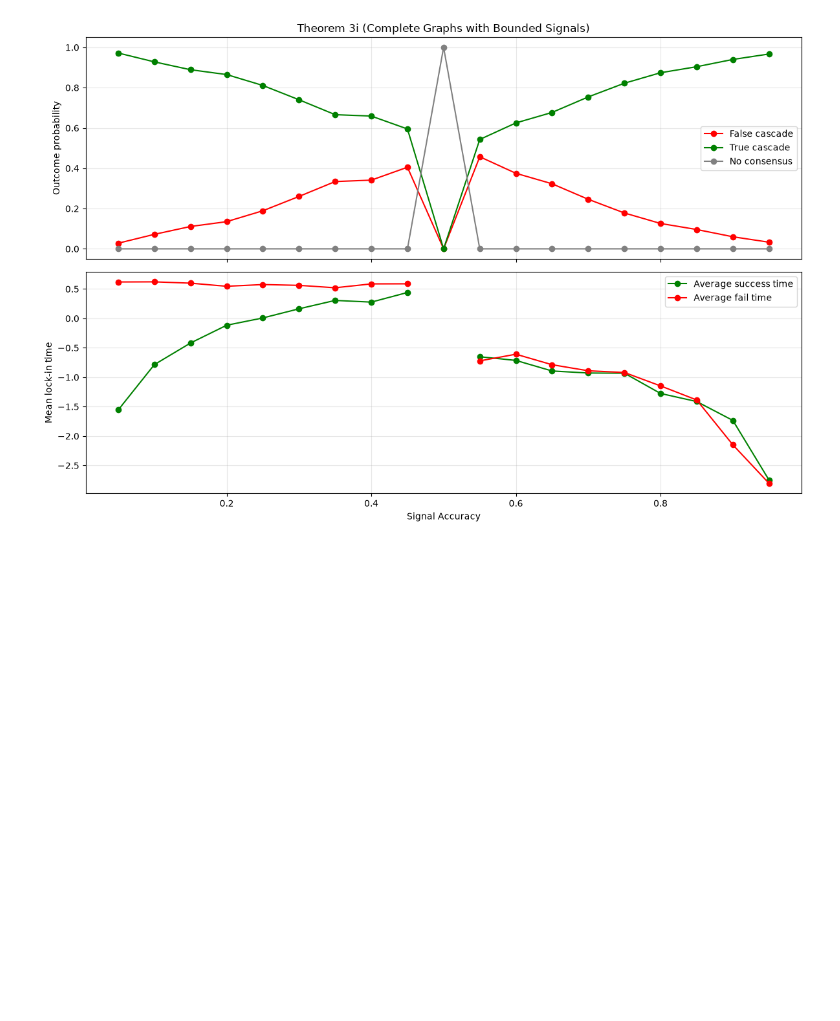
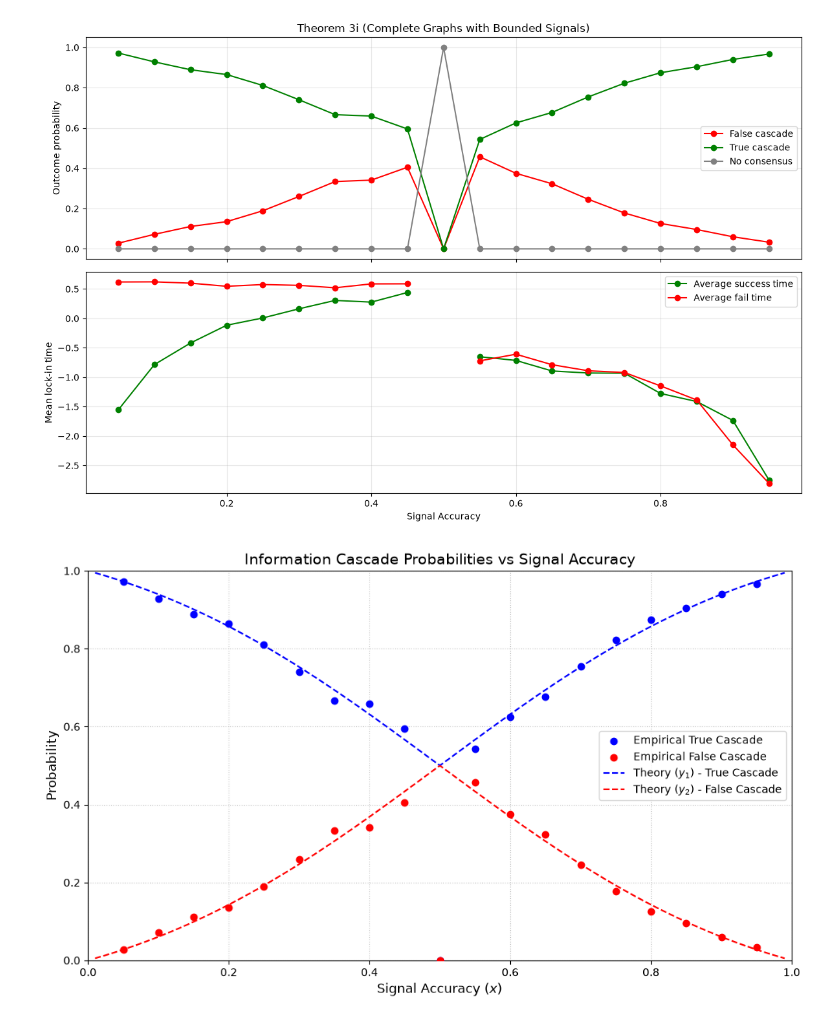
Before and after one commit to ys4ys4/Dynamic-Bayesian-Games-on-Random-Networks, a Jupyter notebook: SLM_results.ipynb, the cells around one changed output. Cells and saved outputs as stored; diff of their text form; code cells hidden in the pictures; blank space fills up the shorter version.

```diff
--- a/SLM_results.ipynb
+++ b/SLM_results.ipynb
@@ -221,3 +221,84 @@ plt.show()
 Loaded data from: /Users/yash/Documents/UNI_local/Social_Learning_Sims/data/complete_bounded.csv
 Saved plot to: /Users/yash/Documents/UNI_local/Social_Learning_Sims/data/Theorem_3i_complete_bounded_summary.png
 [figure]
+# %%
+import pandas as pd
+import numpy as np
+import matplotlib.pyplot as plt
+import io
+
+# 1. Load the data
+csv_data = """signal_accuracy,prob_false_cascade,prob_true_cascade,prob_no_consensus,avg_success_time,avg_fail_time
+0.05,0.028,0.972,0.0,0.2109053497942387,1.8571428571428572
+0.1,0.072,0.928,0.0,0.4558189655172414,1.8611111111111112
+0.15,0.111,0.889,0.0,0.6580427446569179,1.8198198198198199
+0.2,0.135,0.865,0.0,0.8901734104046243,1.7259259259259259
+0.25,0.189,0.811,0.0,1.0073982737361282,1.7777777777777777
+0.3,0.26,0.74,0.0,1.177027027027027,1.7538461538461538
+0.35,0.334,0.666,0.0,1.3573573573573574,1.6826347305389222
+0.39999999999999997,0.341,0.659,0.0,1.3186646433990896,1.7976539589442815
+0.44999999999999996,0.405,0.595,0.0,1.5529411764705883,1.8
+0.49999999999999994,0.0,0.0,1.0,,
+0.5499999999999999,0.457,0.543,0.0,0.5211786372007366,0.48577680525164113
+0.6,0.375,0.625,0.0,0.4896,0.544
+0.65,0.323,0.677,0.0,0.4091580502215657,0.4551083591331269
+0.7,0.246,0.754,0.0,0.3952254641909814,0.4105691056910569
+0.75,0.178,0.822,0.0,0.39416058394160586,0.398876404494382
+0.7999999999999999,0.126,0.874,0.0,0.2791762013729977,0.31746031746031744
+0.85,0.096,0.904,0.0,0.24336283185840707,0.25
+0.9,0.06,0.94,0.0,0.17659574468085107,0.11666666666666667
+0.95,0.033,0.967,0.0,0.0641158221302999,0.06060606060606061"""
+
+df = pd.read_csv(io.StringIO(csv_data))
+
+# 2. Define theoretical curve functions
+def y1_theory(x):
+    """Theoretical curve for True Cascade (y1)"""
+    # For x < 0.5, substitute x with (1 - x)
+    p = np.where(x > 0.5, x, 1 - x)
+    # The equation: p(1+p) / (2(1-p+p^2))
+    return (p * (1 + p)) / (2 * (1 - p + p**2))
+
+def y2_theory(x):
+    """Theoretical curve for False Cascade (y2)"""
+    # For x < 0.5, substitute x with (1 - x)
+    p = np.where(x > 0.5, x, 1 - x)
+    # The equation: (p-1)(p-2) / (2(1-p+p^2))
+    return ((p - 1) * (p - 2)) / (2 * (1 - p + p**2))
+
+# 3. Create high-resolution x values for smooth curves
+# Excluding exactly 0.5 from the smooth curve array to handle the discontinuity
+# (where empirical data shows no consensus = 1.0)
+x_smooth = np.concatenate([np.linspace(0.01, 0.499, 100), np.linspace(0.501, 0.99, 100)])
+y1_smooth = y1_theory(x_smooth)
+y2_smooth = y2_theory(x_smooth)
+
+# 4. Plotting
+plt.figure(figsize=(10, 6))
+
+# Plot empirical data points
+plt.scatter(df['signal_accuracy'], df['prob_true_cascade'],
+            color='blue', label='Empirical True Cascade', zorder=3)
+plt.scatter(df['signal_accuracy'], df['prob_false_cascade'],
+            color='red', label='Empirical False Cascade', zorder=3)
+
+# Plot theoretical curves
+plt.plot(x_smooth, y1_smooth,
+         color='blue', linestyle='--', label='Theory ($y_1$) - True Cascade', zorder=2)
+plt.plot(x_smooth, y2_smooth,
+         color='red', linestyle='--', label='Theory ($y_2$) - False Cascade', zorder=2)
+
+# Formatting the plot
+plt.title('Information Cascade Probabilities vs Signal Accuracy', fontsize=14)
+plt.xlabel('Signal Accuracy ($x$)', fontsize=12)
+plt.ylabel('Probability', fontsize=12)
+plt.xlim(0, 1)
+plt.ylim(0, 1)
+plt.grid(True, linestyle=':', alpha=0.7)
+plt.legend(loc='center right')
+
+# Show plot
+plt.tight_layout()
+plt.show()
+# %% [output]
+[figure, added]
```
Also changed, not shown: 13 other files.
